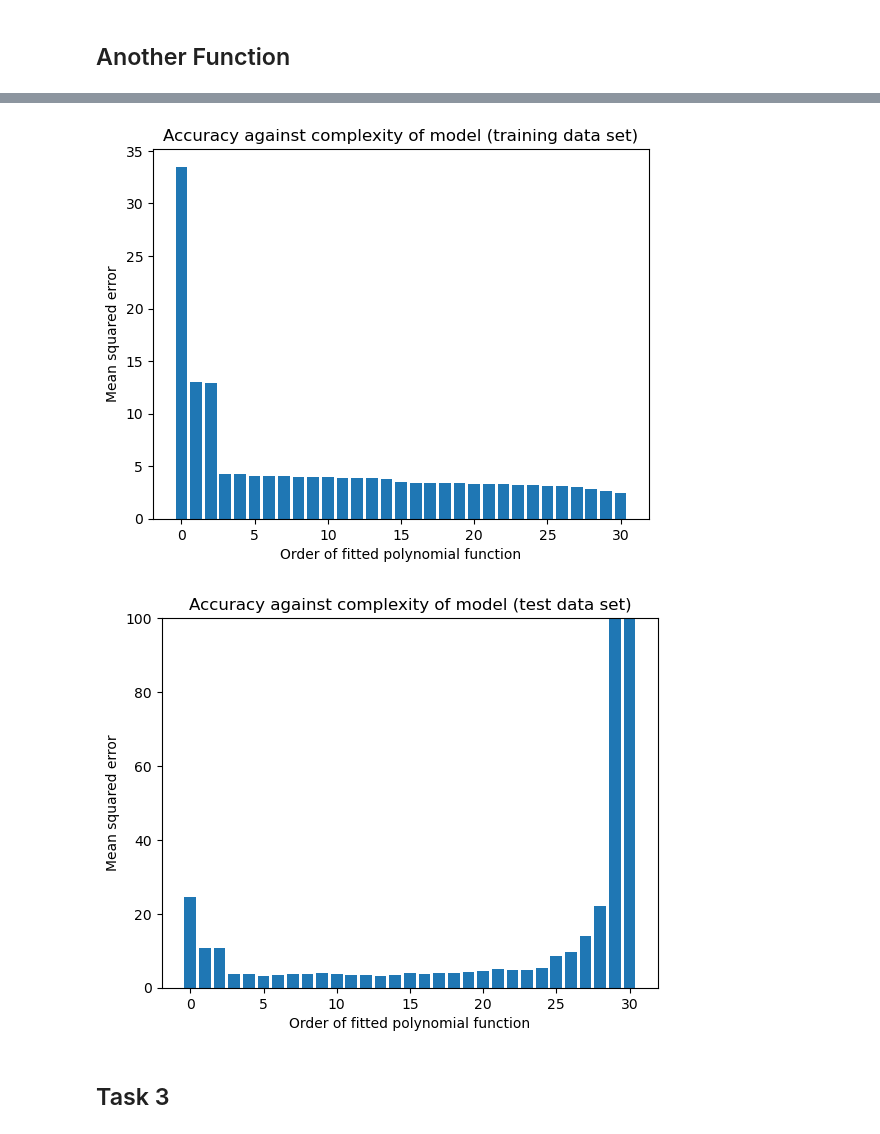
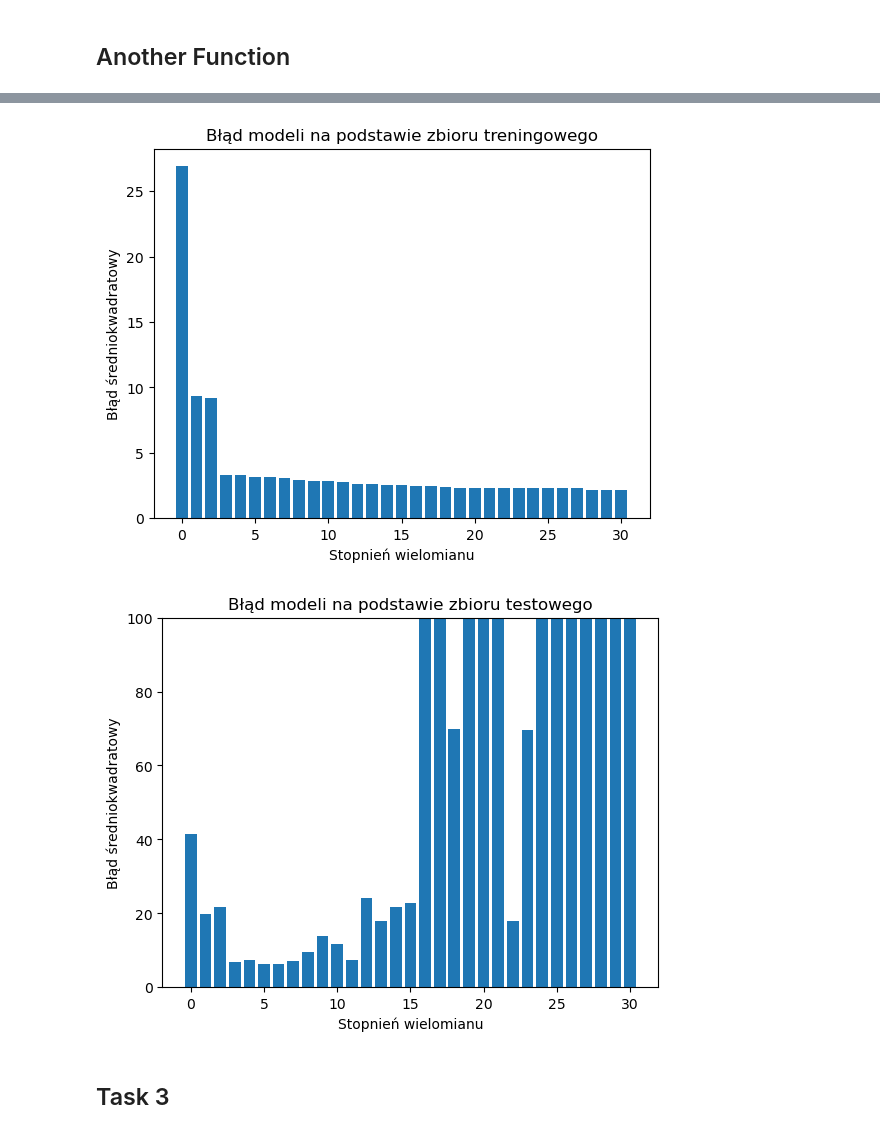
Before and after one commit to puszekjuliuszek/PUMy, a Jupyter notebook: lab1/Untitled2.ipynb, the cells around one changed output, grey strips where cells are left out. Cells and saved outputs as stored; diff of their text form; code cells hidden in the pictures.

```diff
--- a/lab1/Untitled2.ipynb
+++ b/lab1/Untitled2.ipynb
@@ -220,7 +239,8 @@ plt.show()
 # %%
-from sklearn.model_selection import train_test_split
 
-x_train, x_test, y_train, y_test = train_test_split(x, y,test_size=0.4)
+
+
+x_train, x_test, y_train, y_test = train_test_split(x, y,test_size=0.2)
 from numpy.polynomial import polynomial as P
 
 p_train = []
@@ -239,31 +259,31 @@ for i in range(0,31):
     mse_train.append(mean_squared_error(y_train,yfit_train[i]))
 
 #display overview about mse's
-plt.bar(range(0,31),mse_train, label = 'mse based on training set') # Artificial Datapoints
-plt.title('Accuracy against complexity of model (training data set)')
-plt.xlabel('Order of fitted polynomial function')
-plt.ylabel('Mean squared error')
+plt.bar(range(0,31),mse_train, label = 'błąd średniokwadratowy datasetu treningowego') # Artificial Datapoints
+plt.title('Błąd modeli na podstawie zbioru treningowego')
+plt.xlabel('Stopnień wielomianu')
+plt.ylabel('Błąd średniokwadratowy')
 plt.show()
 # %% [output]
-[figure, old version]
+[figure, new version]
 # %%
 yfit_test = []
 mse_test =[]
 
 for i in range(0,31):
     #y values of the polynomials evaluated at the input points x_test.
     yfit_test.append(P.polyval(x_test,p_train[i]))
     #mean of squared differences between the datapoints y and the fitted y-values
     mse_test.append(mean_squared_error(y_test,yfit_test[i]))
 
 #display overview about mse's
 plt.bar(range(0,31),mse_test, label = 'mse based on test set') # Artificial Datapoints
-plt.title('Accuracy against complexity of model (test data set)')
-plt.xlabel('Order of fitted polynomial function')
-plt.ylabel('Mean squared error')
+plt.title('Błąd modeli na podstawie zbioru testowego')
+plt.xlabel('Stopnień wielomianu')
+plt.ylabel('Błąd średniokwadratowy')
 plt.ylim(top=100)
 plt.show()
 # %% [output]
-[figure, old version]
+[figure, new version]
 # %% [markdown]
 ## Task 3
```
Also changed, not shown: parts of 18 cells of this notebook, 5 other files.
